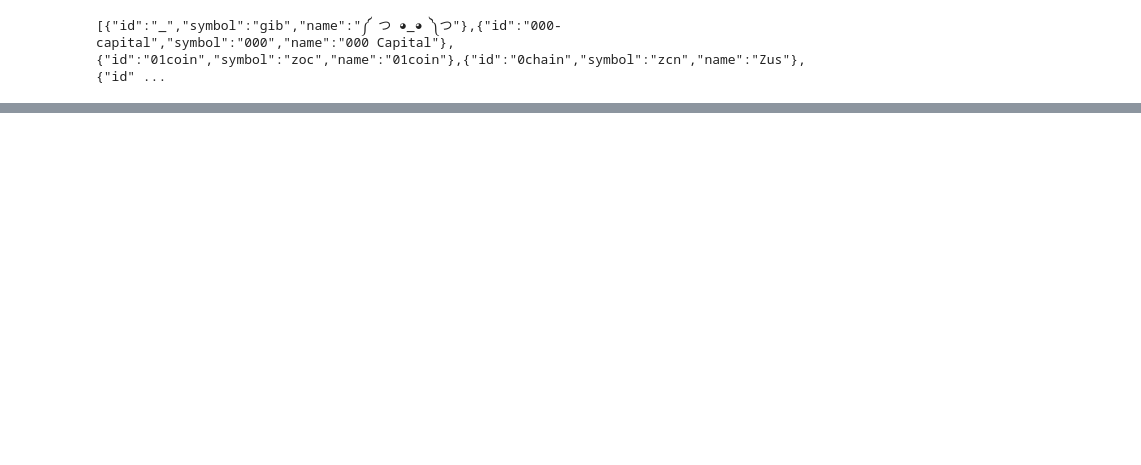
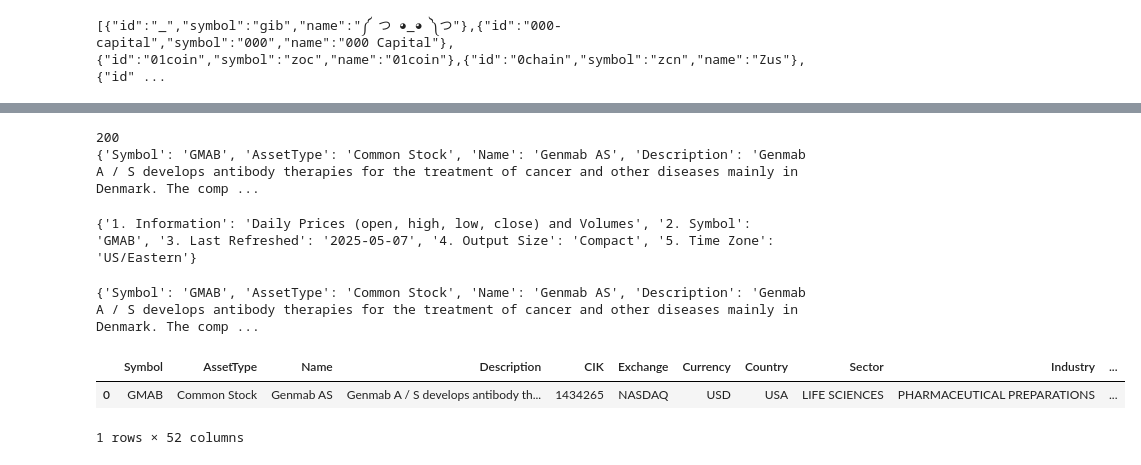
Before and after one commit to SSais/capstone-project, a Jupyter notebook: notebooks/exploratory_anaysis.ipynb, the cells around one changed output, grey strips where cells are left out. Cells and saved outputs as stored; diff of their text form; code cells hidden in the pictures; blank space fills up the shorter version.

```diff
--- a/notebooks/exploratory_anaysis.ipynb
+++ b/notebooks/exploratory_anaysis.ipynb
@@ -40,0 +24,32 @@ df
+# %%
+
+
+#url = f'https://www.alphavantage.co/query?function=TIME_SERIES_WEEKLY&symbol=GMAB&apikey={API_KEY}' genmab weekly
+# url = f'https://www.alphavantage.co/query?function=TIME_SERIES_DAILY&symbol=GMAB&apikey={API_KEY}'
+url = f'https://www.alphavantage.co/query?function=OVERVIEW&symbol=GMAB&IBM&apikey={API_KEY}'
+
+
+# https://www.alphavantage.co/query?function=TIME_SERIES_DAILY&symbol=IBM&outputsize=full&apikey=demo to get the full ouput size of stock. the default is 100 last datapoints
+try:
+    response = requests.get(url)
+    print(response.status_code)
+    data = response.json()
+except Exception:
+    raise Exception('An error occurred')
+
+print(data)
+# %% [output]
+200
+{'Symbol': 'GMAB', 'AssetType': 'Common Stock', 'Name': 'Genmab AS', 'Description': 'Genmab A / S develops antibody therapies for the treatment of cancer and other diseases mainly in Denmark. The comp ...
+# %%
+print(data['Meta Data'])
+# %% [output]
+{'1. Information': 'Daily Prices (open, high, low, close) and Volumes', '2. Symbol': 'GMAB', '3. Last Refreshed': '2025-05-07', '4. Output Size': 'Compact', '5. Time Zone': 'US/Eastern'}
+# %%
+stock_data = data['Time Series (Daily)']
+# for weekly use data['Time Series Weekly']
+# for daily use data['Time Series (Daily)']
+# for company overview data
+print(stock_data)
+# %% [output]
+{'Symbol': 'GMAB', 'AssetType': 'Common Stock', 'Name': 'Genmab AS', 'Description': 'Genmab A / S develops antibody therapies for the treatment of cancer and other diseases mainly in Denmark. The comp ...
@@ -40,0 +60,7 @@ df
+# %%
+weekly_df = pd.read_csv('../data/raw/gmab-weekly.csv')
+weekly_df
+# %% [output]
+|  | Symbol | AssetType | Name | Description | CIK | Exchange | Currency | Country | Sector | Industry | ... |
+| 0 | GMAB | Common Stock | Genmab AS | Genmab A / S develops antibody th... | 1434265 | NASDAQ | USD | USA | LIFE SCIENCES | PHARMACEUTICAL PREPARATIONS | ... |
+1 rows × 52 columns
```
Also changed, not shown: parts of 8 cells of this notebook, 6 other files.
